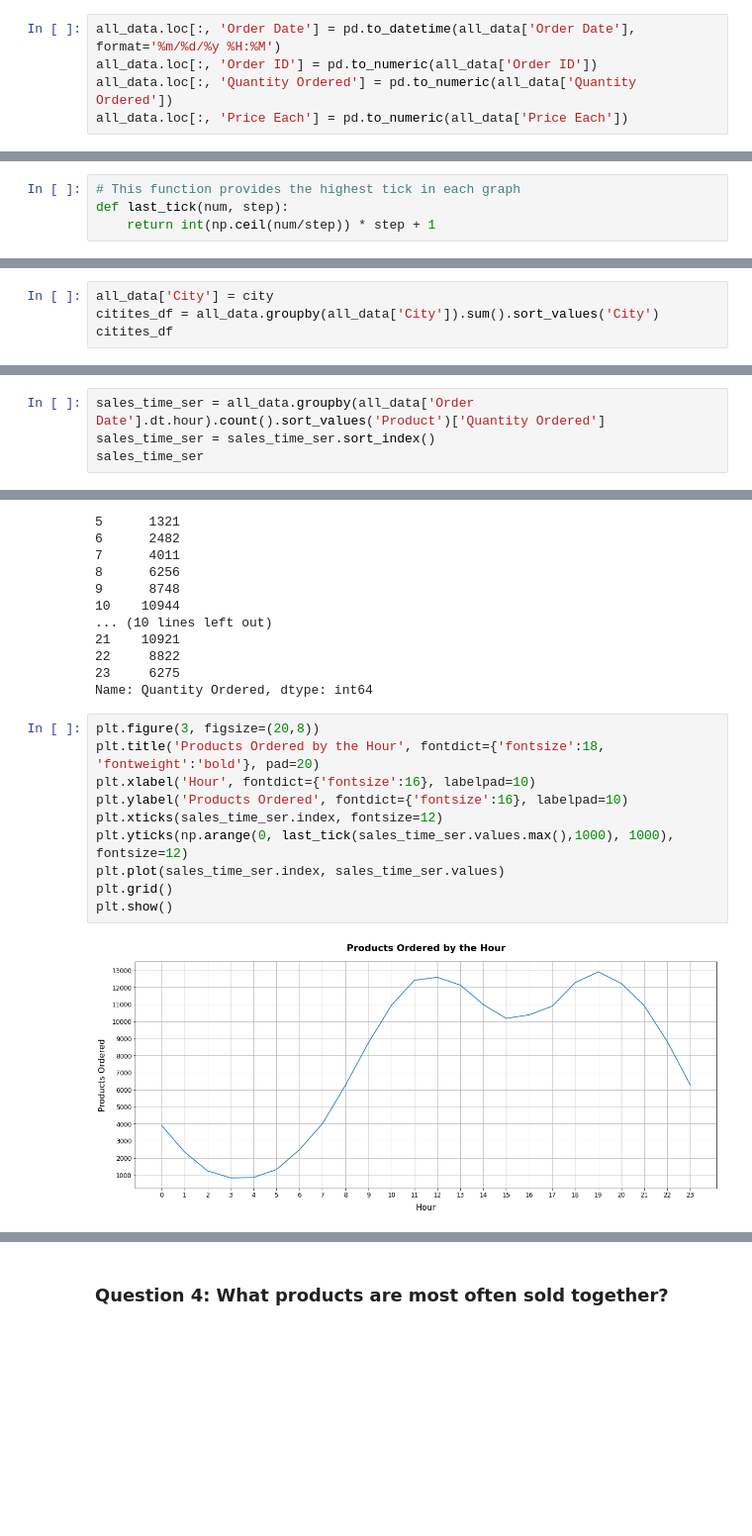
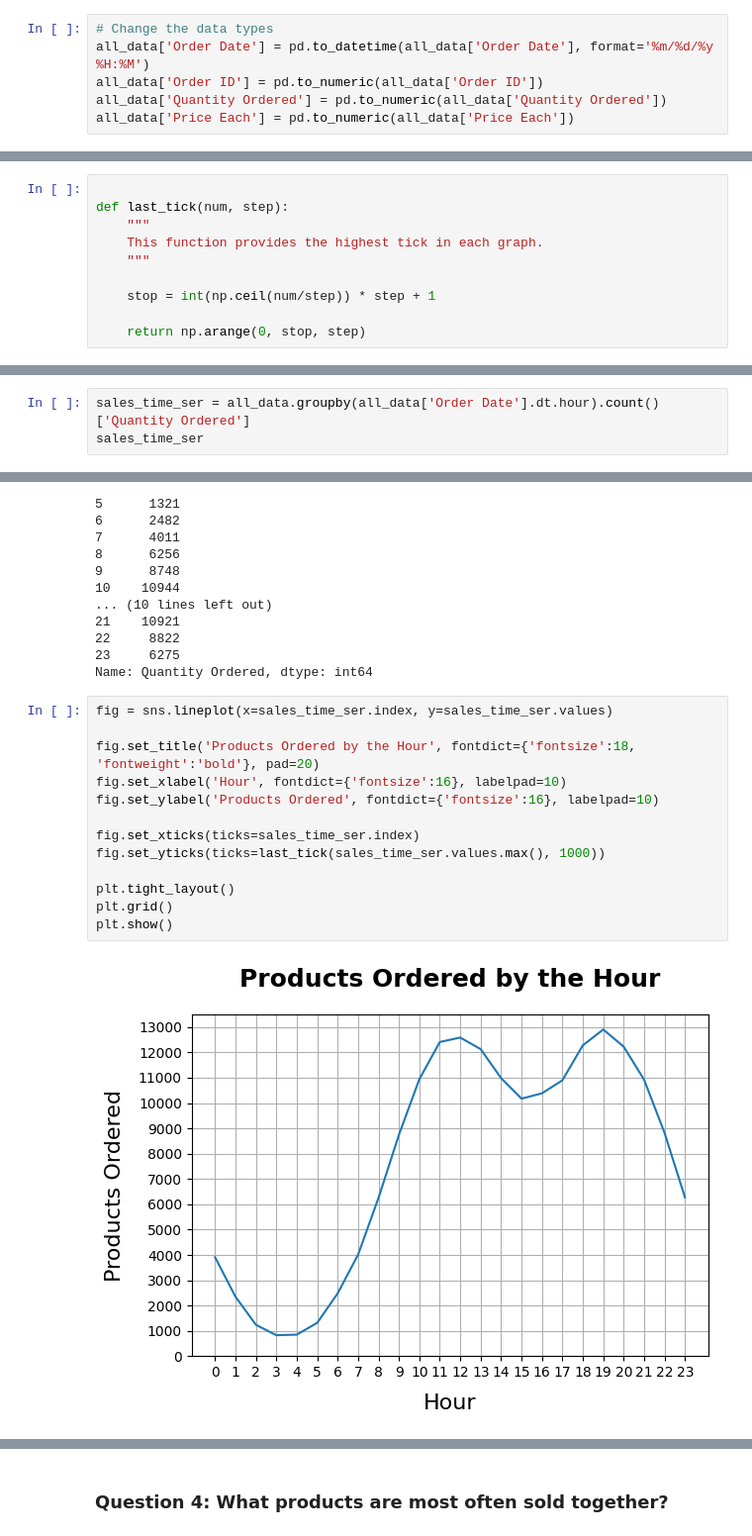
Before and after one commit to OsaMusa/sales-data-analysis, a Jupyter notebook: sales_data_analysis.ipynb, the cells around one changed output, grey strips where cells are left out. Shown at 99% size. Saved outputs shown, nothing was run; the diff lists cells and outputs as text; blank space fills up the shorter version.

```diff
--- a/sales_data_analysis.ipynb
+++ b/sales_data_analysis.ipynb
@@ -85,8 +73,9 @@ dtype: object
 # %%
-all_data.loc[:, 'Order Date'] = pd.to_datetime(all_data['Order Date'], format='%m/%d/%y %H:%M')
-all_data.loc[:, 'Order ID'] = pd.to_numeric(all_data['Order ID'])
-all_data.loc[:, 'Quantity Ordered'] = pd.to_numeric(all_data['Quantity Ordered'])
-all_data.loc[:, 'Price Each'] = pd.to_numeric(all_data['Price Each'])
+# Change the data types
+all_data['Order Date'] = pd.to_datetime(all_data['Order Date'], format='%m/%d/%y %H:%M')
+all_data['Order ID'] = pd.to_numeric(all_data['Order ID'])
+all_data['Quantity Ordered'] = pd.to_numeric(all_data['Quantity Ordered'])
+all_data['Price Each'] = pd.to_numeric(all_data['Price Each'])
 # %%
 all_data.dtypes
 # %% [output]
@@ -100,8 +89,14 @@ dtype: object
 # %% [markdown]
 ## Data Exploration
 # %%
-# This function provides the highest tick in each graph
+
 def last_tick(num, step):
-    return int(np.ceil(num/step)) * step + 1
+    """
+    This function provides the highest tick in each graph.
+    """
+
+    stop = int(np.ceil(num/step)) * step + 1
+
+    return np.arange(0, stop, step)
 # %% [markdown]
 ### Question 1: What was the best month for sales? How much was earned that month?
@@ -166,4 +176,0 @@ city
-# %%
-all_data['City'] = city
-citites_df = all_data.groupby(all_data['City']).sum().sort_values('City')
-citites_df
@@ -196,8 +189,7 @@ plt.show()
 # %% [markdown]
 ### Question 3: What time should we display advertisemens to maximize the likelihood of customer’s buying product?
 # %%
-sales_time_ser = all_data.groupby(all_data['Order Date'].dt.hour).count().sort_values('Product')['Quantity Ordered']
-sales_time_ser = sales_time_ser.sort_index()
+sales_time_ser = all_data.groupby(all_data['Order Date'].dt.hour).count()['Quantity Ordered']
 sales_time_ser
 # %% [output]
 Order Date
@@ -218,15 +210,18 @@ Order Date
 23     6275
 Name: Quantity Ordered, dtype: int64
 # %%
-plt.figure(3, figsize=(20,8))
-plt.title('Products Ordered by the Hour', fontdict={'fontsize':18, 'fontweight':'bold'}, pad=20)
-plt.xlabel('Hour', fontdict={'fontsize':16}, labelpad=10)
-plt.ylabel('Products Ordered', fontdict={'fontsize':16}, labelpad=10)
-plt.xticks(sales_time_ser.index, fontsize=12)
-plt.yticks(np.arange(0, last_tick(sales_time_ser.values.max(),1000), 1000), fontsize=12)
-plt.plot(sales_time_ser.index, sales_time_ser.values)
+fig = sns.lineplot(x=sales_time_ser.index, y=sales_time_ser.values)
+
+fig.set_title('Products Ordered by the Hour', fontdict={'fontsize':18, 'fontweight':'bold'}, pad=20)
+fig.set_xlabel('Hour', fontdict={'fontsize':16}, labelpad=10)
+fig.set_ylabel('Products Ordered', fontdict={'fontsize':16}, labelpad=10)
+
+fig.set_xticks(ticks=sales_time_ser.index)
+fig.set_yticks(ticks=last_tick(sales_time_ser.values.max(), 1000))
+
+plt.tight_layout()
 plt.grid()
 plt.show()
 # %% [output]
-[figure, old version]
+[figure, new version]
 # %% [markdown]
```
Also changed, not shown: parts of 27 cells of this notebook.
